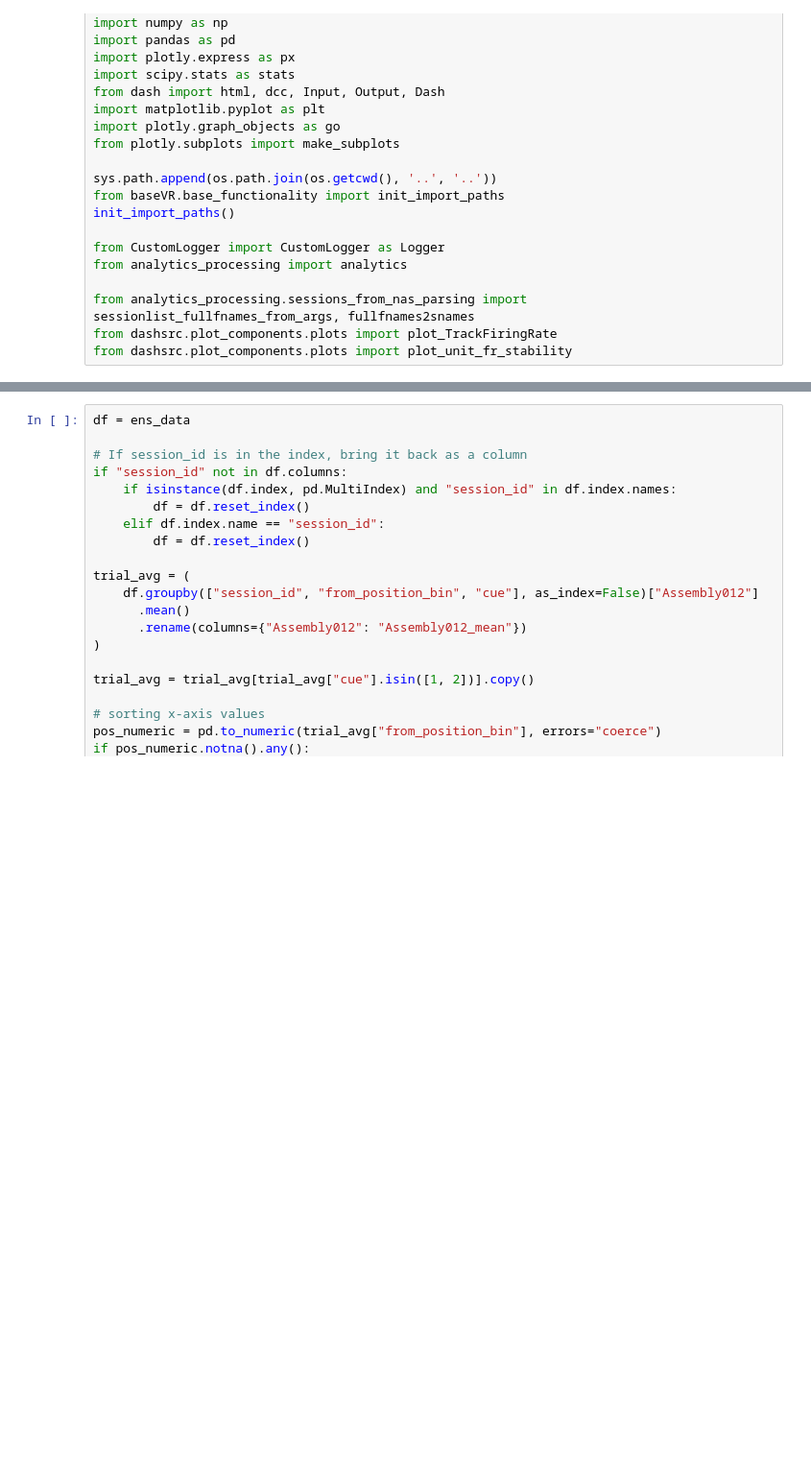
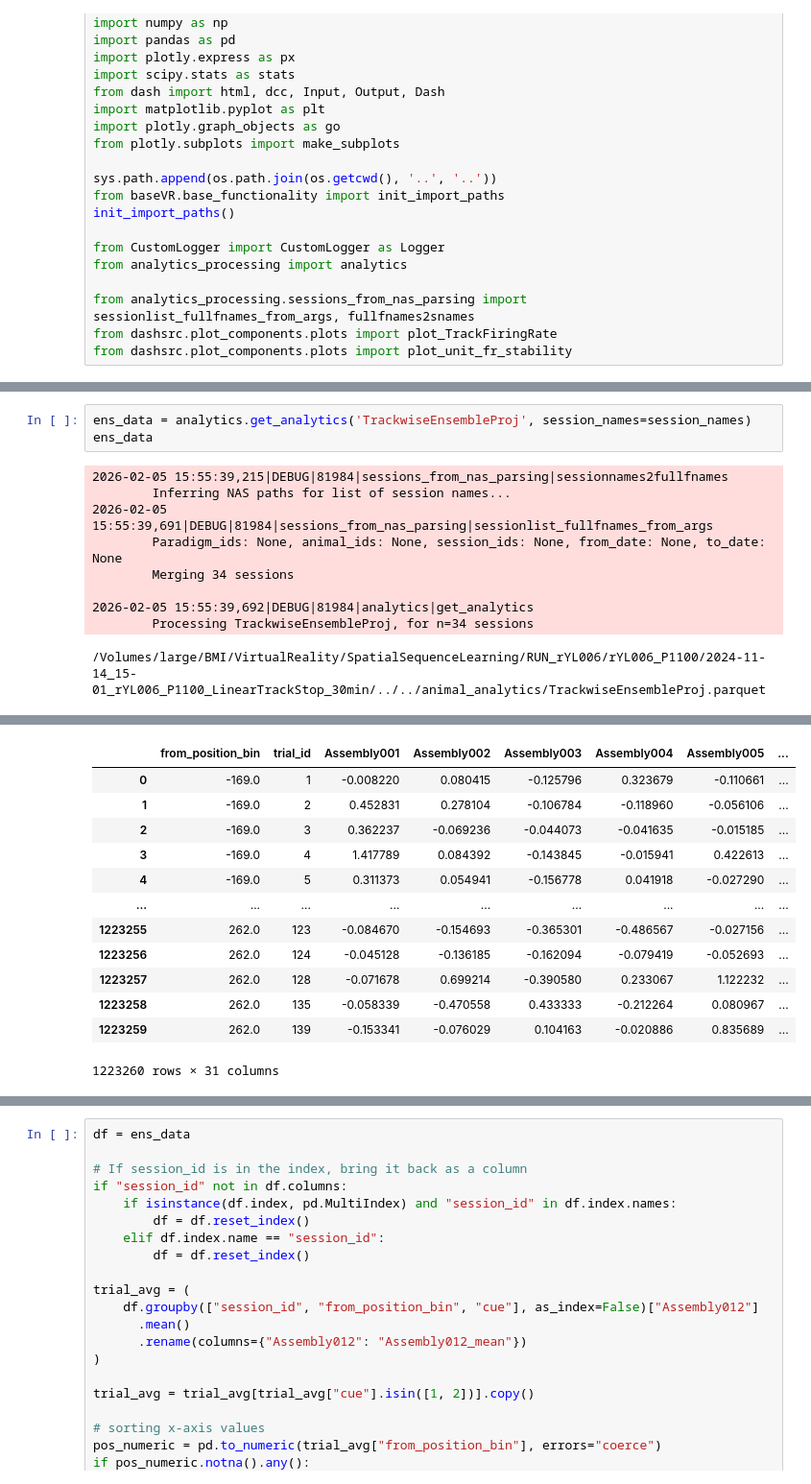
Before and after one commit to LoaloaF/analysisVR, a Jupyter notebook: scripted_plotting/ensemble_analysis_time_based.ipynb, the cells around one changed output, grey strips where cells are left out. Shown at 96% size. Drawn from its saved outputs; the diff is of its cells as text; blank space fills up the shorter version.

Commit message:
debug GUI TrackwiseFR, animal6 analytics plots

```diff
--- a/scripted_plotting/ensemble_analysis_time_based.ipynb
+++ b/scripted_plotting/ensemble_analysis_time_based.ipynb
@@ -69,0 +112,13 @@ movement_gain_scaler                      1
+# %%
+ens_data = analytics.get_analytics('TrackwiseEnsembleProj', session_names=session_names)
+ens_data
+# %% [output]
+2026-02-05 15:55:39,215|DEBUG|81984|sessions_from_nas_parsing|sessionnames2fullfnames
+        Inferring NAS paths for list of session names...
+2026-02-05 15:55:39,691|DEBUG|81984|sessions_from_nas_parsing|sessionlist_fullfnames_from_args
+        Paradigm_ids: None, animal_ids: None, session_ids: None, from_date: None, to_date: None
+        Merging 34 sessions
+
+2026-02-05 15:55:39,692|DEBUG|81984|analytics|get_analytics
+        Processing TrackwiseEnsembleProj, for n=34 sessions
+/Volumes/large/BMI/VirtualReality/SpatialSequenceLearning/RUN_rYL006/rYL006_P1100/2024-11-14_15-01_rYL006_P1100_LinearTrackStop_30min/../../animal_analytics/TrackwiseEnsembleProj.parquet
@@ -70,3 +127,16 @@ movement_gain_scaler                      1
+|  | from_position_bin | trial_id | Assembly001 | Assembly002 | Assembly003 | Assembly004 | Assembly005 | ... |
+| 0 | -169.0 | 1 | -0.008220 | 0.080415 | -0.125796 | 0.323679 | -0.110661 | ... |
+| 1 | -169.0 | 2 | 0.452831 | 0.278104 | -0.106784 | -0.118960 | -0.056106 | ... |
+| 2 | -169.0 | 3 | 0.362237 | -0.069236 | -0.044073 | -0.041635 | -0.015185 | ... |
+| 3 | -169.0 | 4 | 1.417789 | 0.084392 | -0.143845 | -0.015941 | 0.422613 | ... |
+| 4 | -169.0 | 5 | 0.311373 | 0.054941 | -0.156778 | 0.041918 | -0.027290 | ... |
+| ... | ... | ... | ... | ... | ... | ... | ... | ... |
+| 1223255 | 262.0 | 123 | -0.084670 | -0.154693 | -0.365301 | -0.486567 | -0.027156 | ... |
+| 1223256 | 262.0 | 124 | -0.045128 | -0.136185 | -0.162094 | -0.079419 | -0.052693 | ... |
+| 1223257 | 262.0 | 128 | -0.071678 | 0.699214 | -0.390580 | 0.233067 | 1.122232 | ... |
+| 1223258 | 262.0 | 135 | -0.058339 | -0.470558 | 0.433333 | -0.212264 | 0.080967 | ... |
+| 1223259 | 262.0 | 139 | -0.153341 | -0.076029 | 0.104163 | -0.020886 | 0.835689 | ... |
+1223260 rows × 31 columns
 # %%
 # ensamble related data
 ensambles = analytics.get_analytics('ConcatenatedEnsambles40ms', session_names=session_names)
```
Also changed, not shown: parts of 11 cells of this notebook, 3 other files.
